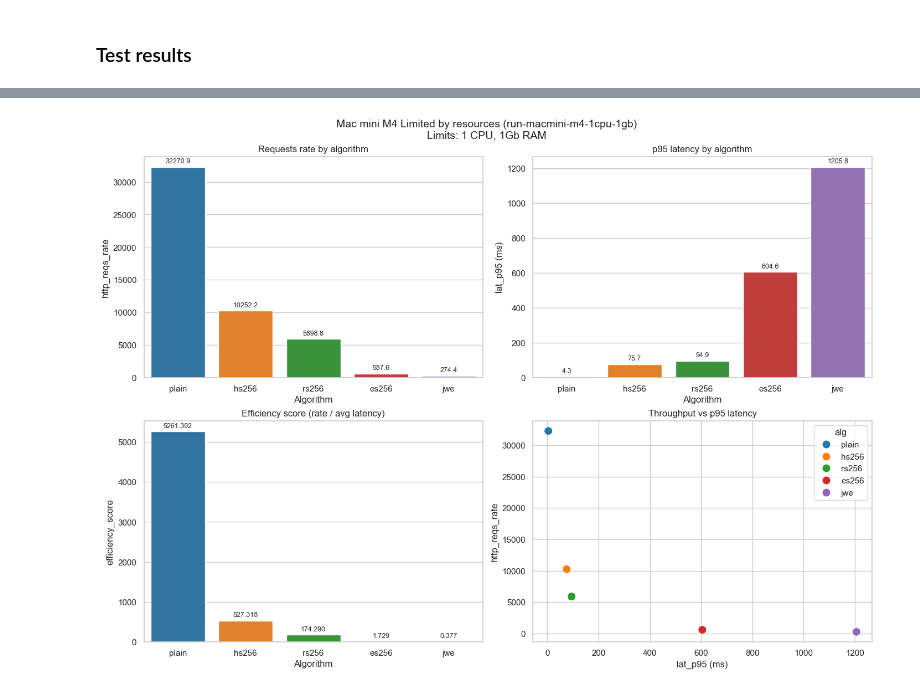
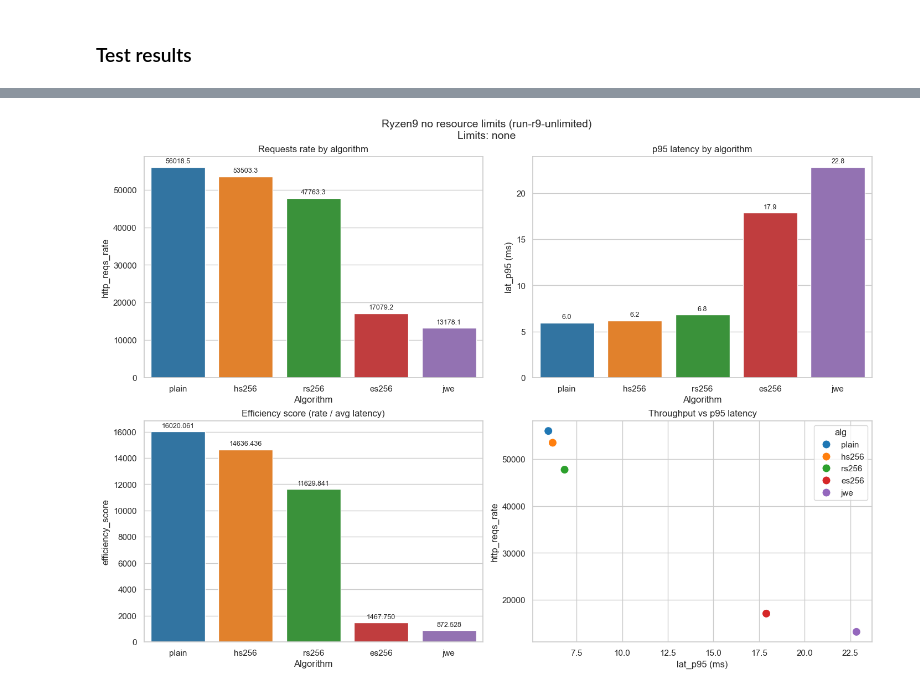
Before and after one commit to danilkiff/jwt-performance, a Jupyter notebook: results/analysis.ipynb, the cells around one changed output, grey strips where cells are left out. Drawn from its saved outputs; the diff is of its cells as text; code cells hidden in the pictures.

```diff
--- a/results/analysis.ipynb
+++ b/results/analysis.ipynb
@@ -188,4 +189,4 @@ plot_run(df, "run-xeon-1cpu-1gb")
-# %%
-plot_run(df, "run-macmini-m4-1cpu-1gb")
-# %% [output]
-[figure, removed]
+# %%
+plot_run(df, 'run-r9-unlimited')
+# %% [output]
+[figure, added]
```
Also changed, not shown: parts of 5 cells of this notebook, 12 other files.
